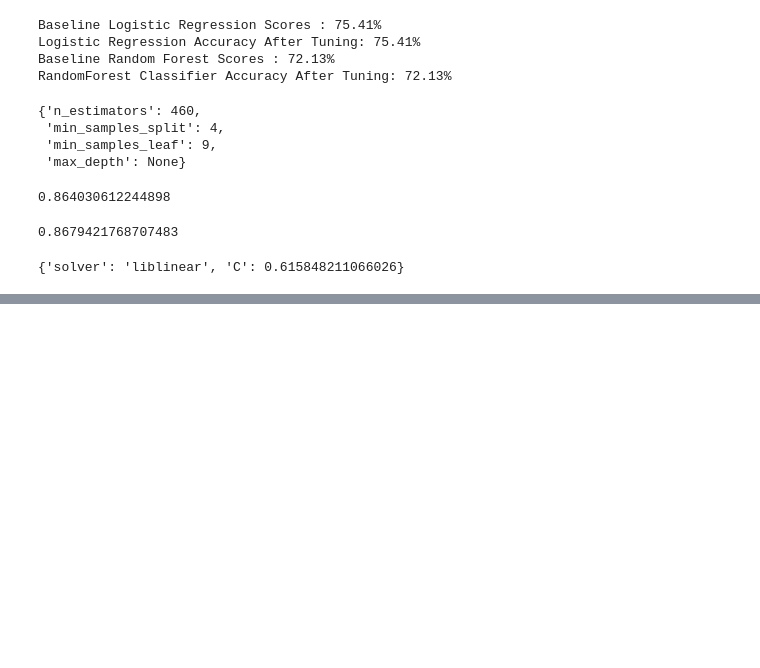
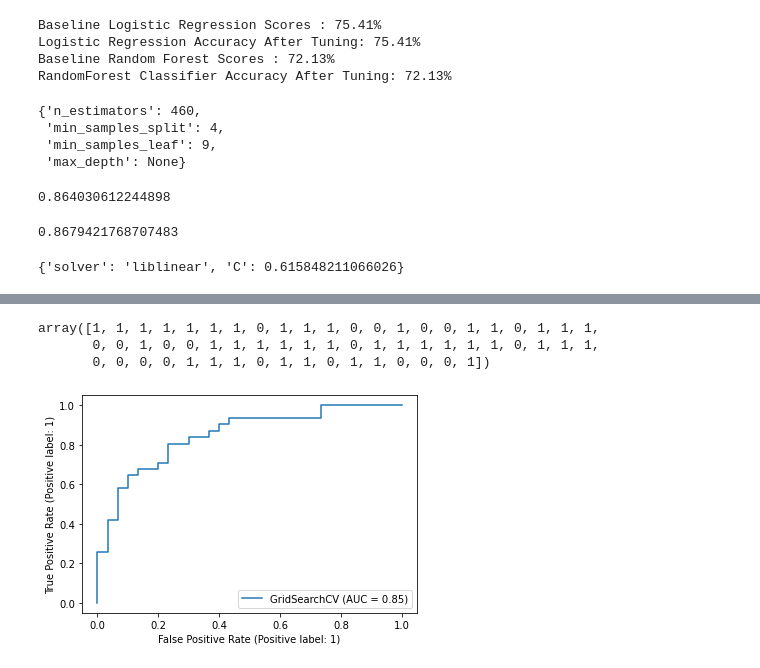
Before and after one commit to SaketMunda/heart-disease-ml-project, a Jupyter notebook: end-to-end-heart-disease-classification.ipynb, the cells around one changed output, grey strips where cells are left out. Cells and saved outputs as stored; diff of their text form; code cells hidden in the pictures; blank space fills up the shorter version.

```diff
--- a/end-to-end-heart-disease-classification.ipynb
+++ b/end-to-end-heart-disease-classification.ipynb
@@ -629,0 +632,17 @@ rs_log.best_params_
+# %%
+# random seed
+np.random.seed(7)
+
+# create the grids for both the models
+gs_log_grid = { "C" : np.logspace(-4,4,40),
+                "solver": ["liblinear"]}
+
+
+# Initiating the GridSearchCV
+gs_log = GridSearchCV(estimator=LogisticRegression(), param_grid=gs_log_grid, cv=5, verbose=True)
+
+# Fit the model with train set
+gs_log.fit(X_train, y_train)
+
+# Evaluate the model with test set
+gs_log.score(X_test, y_test)
@@ -629,0 +677,12 @@ rs_log.best_params_
+# %%
+y_preds
+# %% [output]
+array([1, 1, 1, 1, 1, 1, 1, 0, 1, 1, 1, 0, 0, 1, 0, 0, 1, 1, 0, 1, 1, 1,
+       0, 0, 1, 0, 0, 1, 1, 1, 1, 1, 1, 0, 1, 1, 1, 1, 1, 1, 0, 1, 1, 1,
+       0, 0, 0, 0, 1, 1, 1, 0, 1, 1, 0, 1, 1, 0, 0, 0, 1])
+# %%
+# Plot ROC curve and calculate AUC Metric
+
+plot_roc_curve(gs_log, X_test, y_test);
+# %% [output]
+[figure, added]
```
Also changed, not shown: parts of 22 cells of this notebook.
